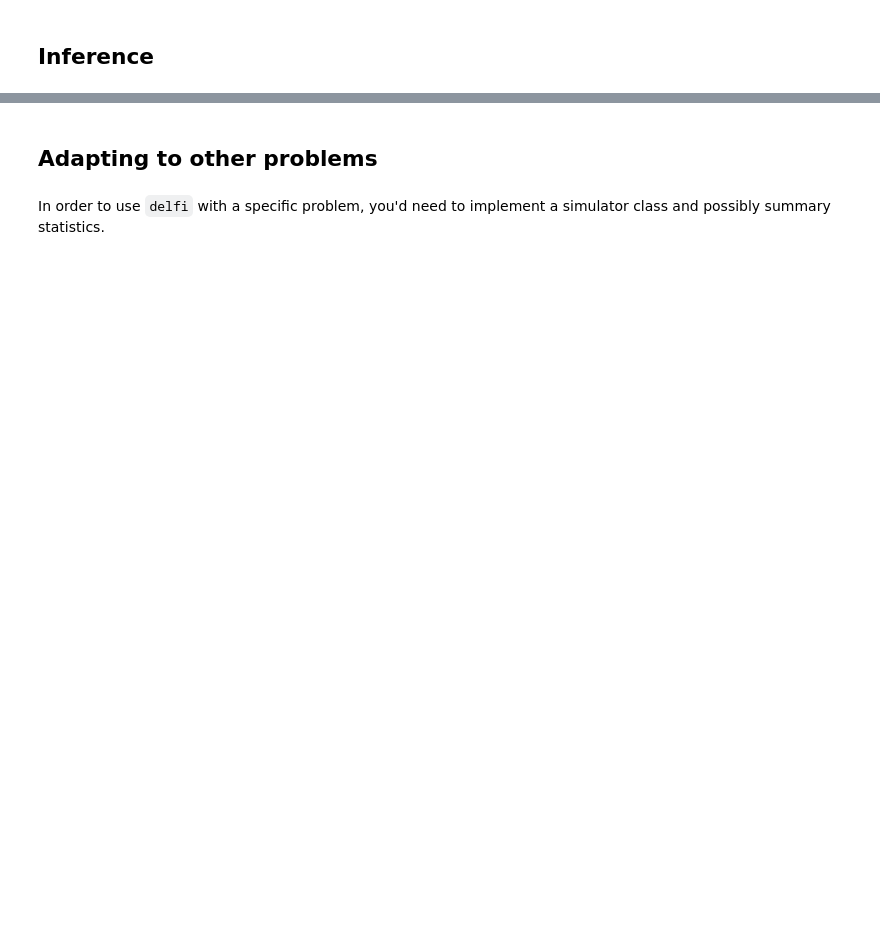
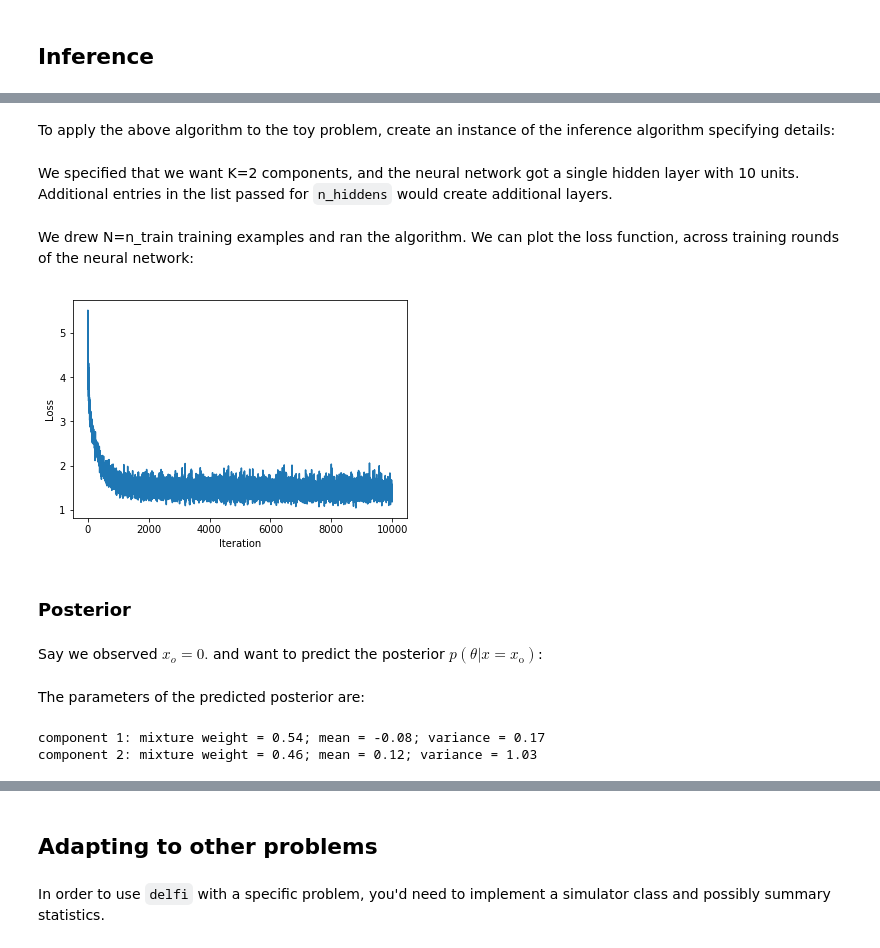
Before and after one commit to ppjgoncalves/delfi-2, a Jupyter notebook: docs/notebooks/quickstart.ipynb, the cells around one changed output, grey strips where cells are left out. Drawn from its saved outputs; the diff is of its cells as text; code cells hidden in the pictures; blank space fills up the shorter version.

```diff
--- a/docs/notebooks/quickstart.ipynb
+++ b/docs/notebooks/quickstart.ipynb
@@ -56,0 +81,22 @@ params, stats = g.gen(250)
+# %% [markdown]
+To apply the above algorithm to the toy problem, create an instance of the inference algorithm specifying details:
+# %%
+from delfi.inference import Basic
+
+inf_basic = Basic(generator=g, n_components=2, n_hiddens=[10])
+# %% [markdown]
+We specified that we want K=2 components, and the neural network got a single hidden layer with 10 units. Additional entries in the list passed for `n_hiddens` would create additional layers.
+# %%
+log, train_data = inf_basic.run(n_train=5000)
+# %% [markdown]
+We drew N=n_train training examples and ran the algorithm. We can plot the loss function, across training rounds of the neural network:
+# %%
+plt.plot(log['loss'])
+plt.xlabel('Iteration')
+plt.ylabel('Loss');
+# %% [output]
+[figure, added]
+# %% [markdown]
+### Posterior
+# %% [markdown]
+Say we observed $x_o = 0.$ and want to predict the posterior $\hat{p}(\theta | x=x_{\text{o}})$:
@@ -56,0 +106,9 @@ params, stats = g.gen(250)
+# %% [markdown]
+The parameters of the predicted posterior are:
+# %%
+for k in range(2):
+    print(r'component {}: mixture weight = {:.2f}; mean = {:.2f}; variance = {:.2f}'.format(
+        k+1, posterior.a[k], posterior.xs[k].m[0], posterior.xs[k].S[0][0]))
+# %% [output]
+component 1: mixture weight = 0.54; mean = -0.08; variance = 0.17
+component 2: mixture weight = 0.46; mean = 0.12; variance = 1.03
```
Also changed, not shown: parts of 31 cells of this notebook.
